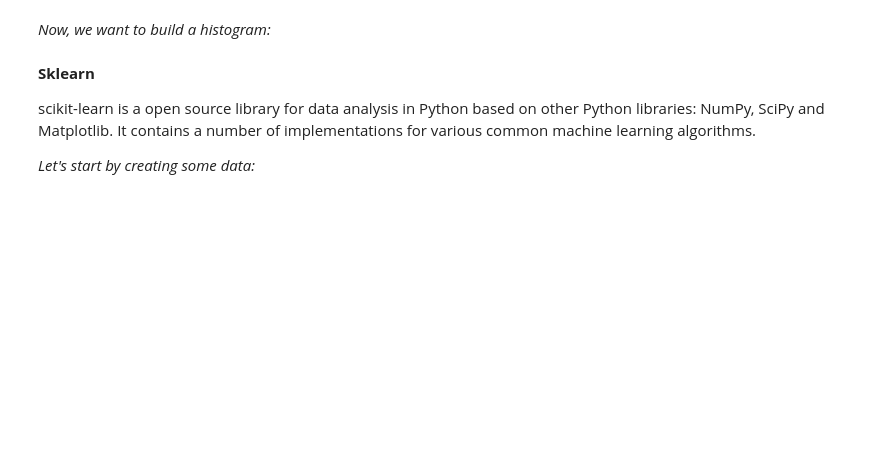
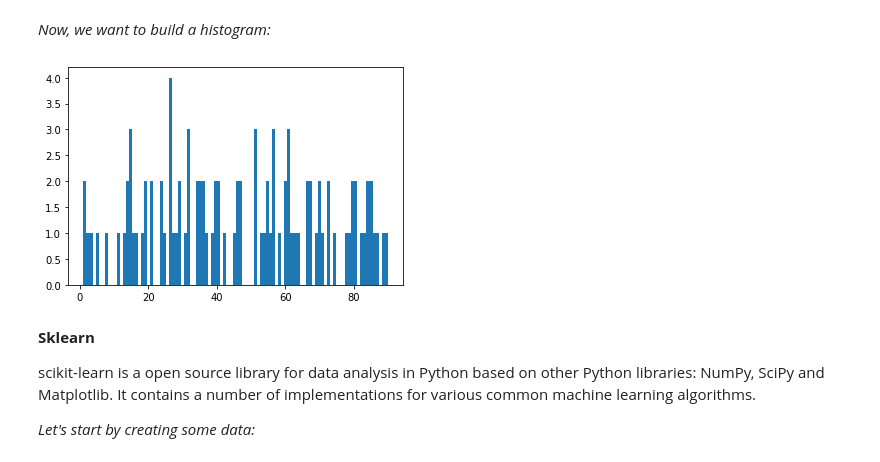
Before and after one commit to SvenjaHald/data_science_intros, a Jupyter notebook: Data_Science_for_Customer_Insights_Python_Introduction_Course.ipynb, the cells around one changed output. Cells and saved outputs as stored; diff of their text form; code cells hidden in the pictures; blank space fills up the shorter version.

```diff
--- a/Data_Science_for_Customer_Insights_Python_Introduction_Course.ipynb
+++ b/Data_Science_for_Customer_Insights_Python_Introduction_Course.ipynb
@@ -638,7 +666,9 @@ print(ser3.head())
 ---
 # %%
 # create a numpy 4x4 numpy matrix with random integer values
-myarr = (np. ... (4,4)*10). ... .astype(int)
+import numpy as np
+import pandas as pd
+myarr = np.random.randint(5,30,size=(4,4))
 
-df = ...(myarr)
+df = pd.DataFrame(myarr)
 print(df)
@@ -661,13 +697,13 @@ import pandas as pd
 import numpy as np
 
 # you may reuse myarr from above, otherwise please recreate a 4x4 numy array
-df = ...(myarr,index = ['a','b','c','d'], columns = ['A', 'B', 'C', 'D'])
+df = pd.DataFrame(myarr,index = ['a','b','c','d'], columns = ['A', 'B', 'C', 'D'])
 
 #select the value in row b, columnd C
-print(...)
+print(df.loc['b', 'C'])
 
 #select all values in row b
-print(...)
+print(df.loc['b'])
 
 #select all values in from row b to d, and column A to C
-print(...)
+print(df.loc['b': 'd', 'A': 'C' ])
@@ -693,7 +772,8 @@ The various access methods are as follows:
 
 # print the first 3 columns using 'i' and the loop
 for i in range(3):
-  print(...)
+  print(df.iloc[i])
 
 # print every second row using range
-...[range( ... ) ... ]
+for b in range(1,4,2):
+  print(df.iloc[b])
@@ -750,14 +889,16 @@ plt.show()
 # %%
 # Let's start by creating a list of 100 random numbers between 0 and 90
 import random
 random_numbers=[]
-for i in range(100):
-  random_numbers. ...
+for i in range (100):
+  random_numbers.append(random.randint(0,90))
 
 # Now let's plot a histogram with 10 bins
-import ... as plt
-plt. ... ( ... )
+import matplotlib.pyplot as plt
+plt. hist (random_numbers,100)
 plt.show()
+# %% [output]
+[figure, added]
 # %% [markdown]
 **Sklearn**
 
```
Also changed, not shown: parts of 36 cells of this notebook.
